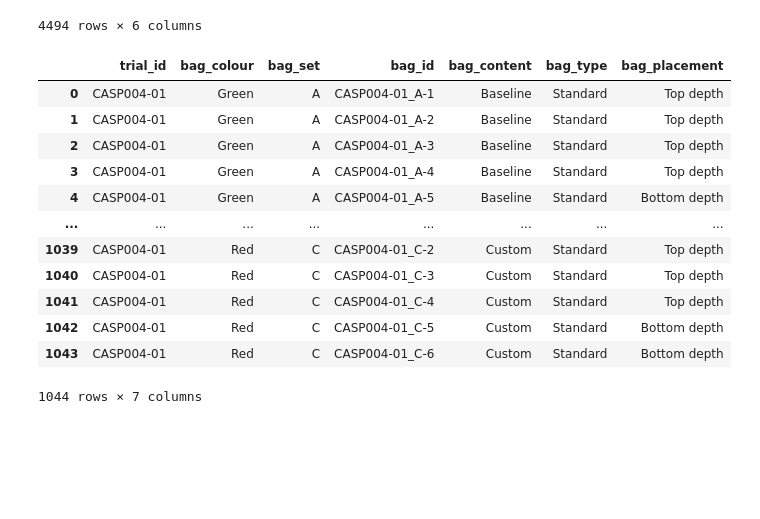
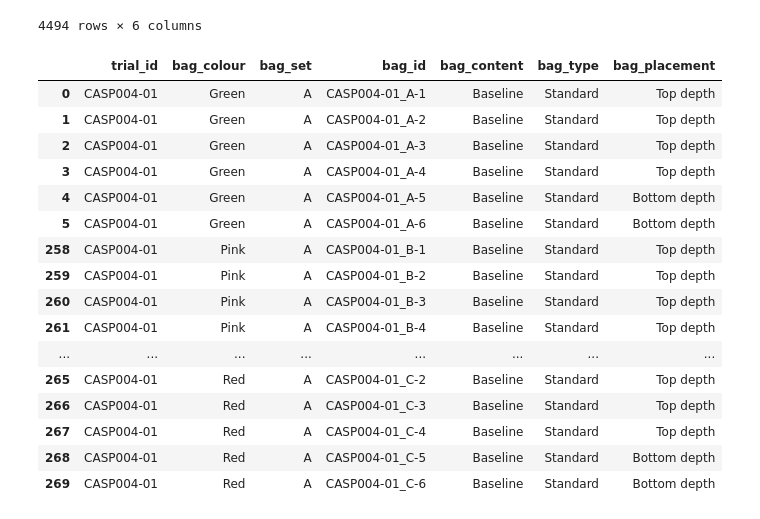
Before and after one commit to uchicago-dsi/compostable-disintegration-analysis, a Jupyter notebook: notebooks/add_bag_compiled.ipynb, the cells around one changed output. Saved outputs shown, nothing was run; the diff lists cells and outputs as text; code cells hidden in the pictures; blank space fills up the shorter version.

```diff
--- a/notebooks/add_bag_compiled.ipynb
+++ b/notebooks/add_bag_compiled.ipynb
@@ -194,28 +194,33 @@ merged_compiled
 # %%
 casp_004 = pd.read_csv('/project/data/CASP004-01/masterfile.csv')
 columns_to_keep = ['trial_ID', 'bag_color', 'bag_set', 'bag_ID', 'bag_content', 'bag_type', 'bag_placement']
 casp_004 = casp_004[columns_to_keep]
 casp_004['trial_ID'] = 'CASP004-01'
 casp_004['bag_ID'] = casp_004['trial_ID'] + '_' + casp_004['bag_ID']
 new_names = {
         'bag_color': 'bag_colour',
     }
 casp_004 = casp_004.rename(columns=new_names)
 casp_004.columns = casp_004.columns.str.lower()
+casp_004 = casp_004.drop_duplicates(subset='bag_id', keep='first')
 casp_004
 # %% [output]
 |  | trial_id | bag_colour | bag_set | bag_id | bag_content | bag_type | bag_placement |
 | 0 | CASP004-01 | Green | A | CASP004-01_A-1 | Baseline | Standard | Top depth |
 | 1 | CASP004-01 | Green | A | CASP004-01_A-2 | Baseline | Standard | Top depth |
 | 2 | CASP004-01 | Green | A | CASP004-01_A-3 | Baseline | Standard | Top depth |
 | 3 | CASP004-01 | Green | A | CASP004-01_A-4 | Baseline | Standard | Top depth |
 | 4 | CASP004-01 | Green | A | CASP004-01_A-5 | Baseline | Standard | Bottom depth |
+| 5 | CASP004-01 | Green | A | CASP004-01_A-6 | Baseline | Standard | Bottom depth |
+| 258 | CASP004-01 | Pink | A | CASP004-01_B-1 | Baseline | Standard | Top depth |
+| 259 | CASP004-01 | Pink | A | CASP004-01_B-2 | Baseline | Standard | Top depth |
+| 260 | CASP004-01 | Pink | A | CASP004-01_B-3 | Baseline | Standard | Top depth |
+| 261 | CASP004-01 | Pink | A | CASP004-01_B-4 | Baseline | Standard | Top depth |
 | ... | ... | ... | ... | ... | ... | ... | ... |
-| 1039 | CASP004-01 | Red | C | CASP004-01_C-2 | Custom | Standard | Top depth |
-| 1040 | CASP004-01 | Red | C | CASP004-01_C-3 | Custom | Standard | Top depth |
-| 1041 | CASP004-01 | Red | C | CASP004-01_C-4 | Custom | Standard | Top depth |
-| 1042 | CASP004-01 | Red | C | CASP004-01_C-5 | Custom | Standard | Bottom depth |
-| 1043 | CASP004-01 | Red | C | CASP004-01_C-6 | Custom | Standard | Bottom depth |
+| 265 | CASP004-01 | Red | A | CASP004-01_C-2 | Baseline | Standard | Top depth |
+| 266 | CASP004-01 | Red | A | CASP004-01_C-3 | Baseline | Standard | Top depth |
+| 267 | CASP004-01 | Red | A | CASP004-01_C-4 | Baseline | Standard | Top depth |
+| 268 | CASP004-01 | Red | A | CASP004-01_C-5 | Baseline | Standard | Bottom depth |
+| 269 | CASP004-01 | Red | A | CASP004-01_C-6 | Baseline | Standard | Bottom depth |
-1044 rows × 7 columns
 # %%
 all_bags = pd.concat([merged_compiled, casp_004], ignore_index=True)
```
Also changed, not shown: parts of 3 cells of this notebook, 1 other file.
